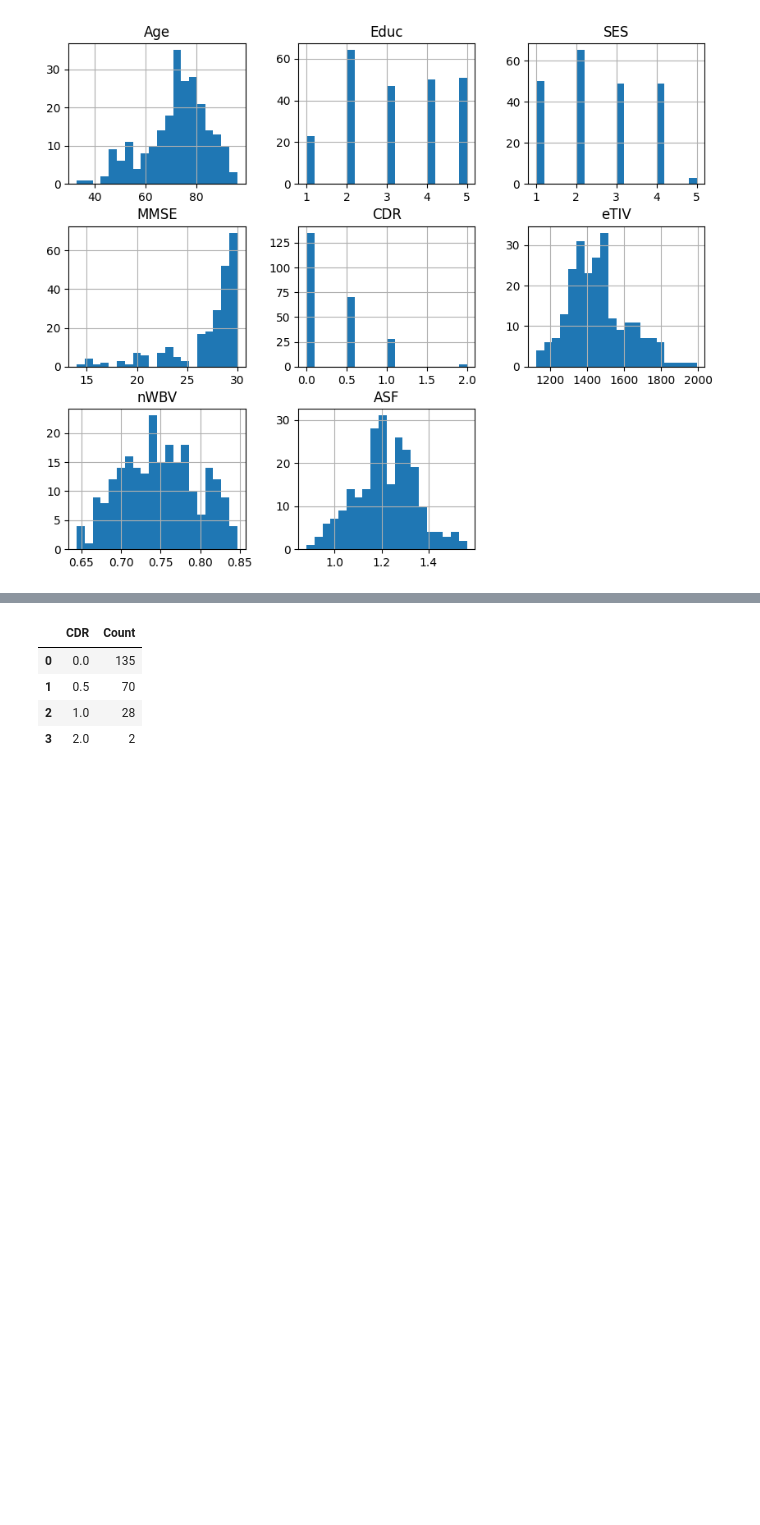
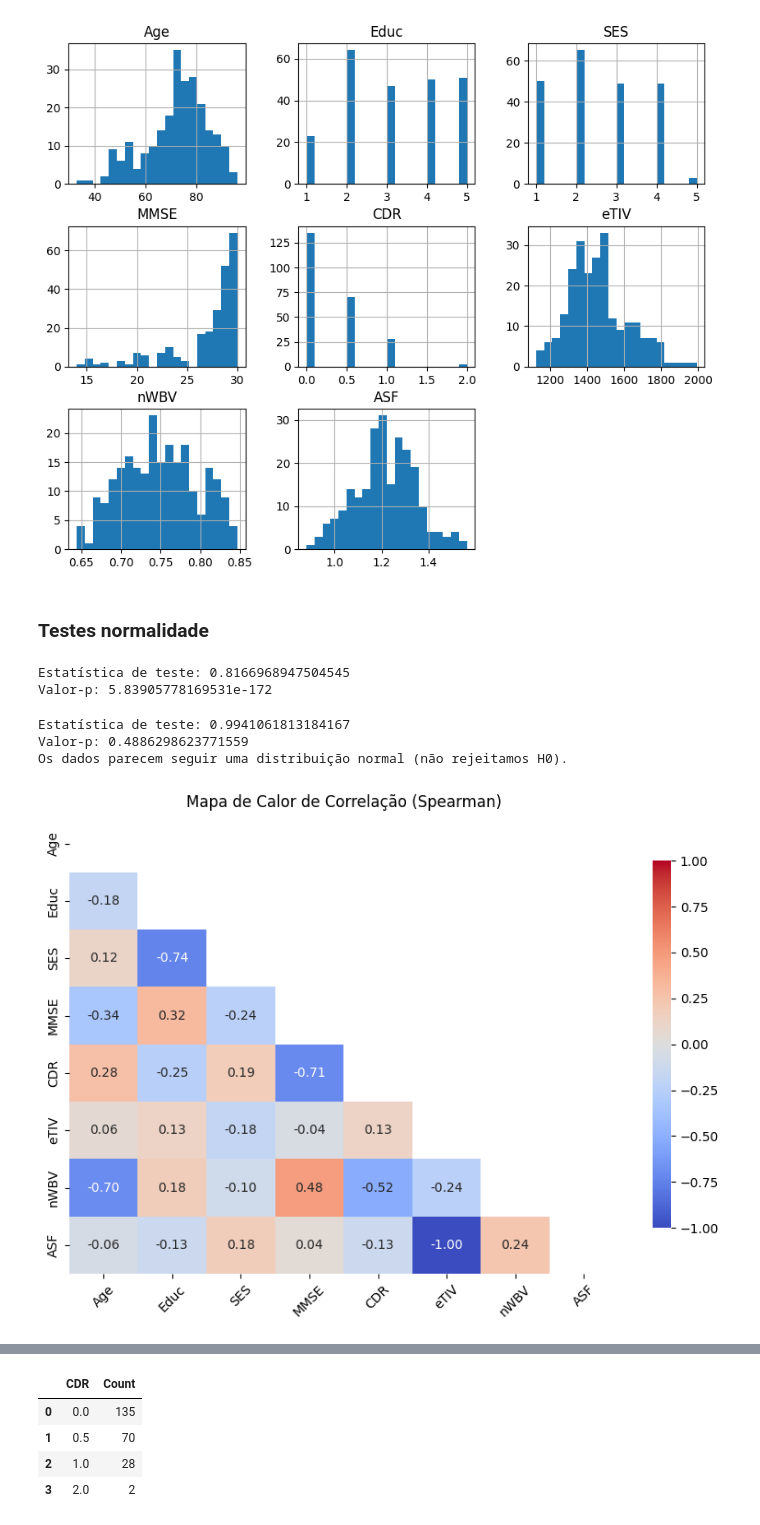
Before and after one commit to Joangopa/datascienceforneuro, a Jupyter notebook: testes.ipynb, the cells around one changed output, grey strips where cells are left out. Drawn from its saved outputs; the diff is of its cells as text; code cells hidden in the pictures; blank space fills up the shorter version.

```diff
--- a/testes.ipynb
+++ b/testes.ipynb
@@ -199,3 +199,61 @@ data.hist(figsize=(10, 8), bins=20)
 plt.show()
 # %% [output]
 [figure]
+# %% [markdown]
+### Testes normalidade
+# %%
+from scipy.stats import kstest, norm
+
+# Exemplo de teste KS contra uma distribuição normal
+stat, p = kstest(data.ASF, "norm")
+print(f"Estatística de teste: {stat}")
+print(f"Valor-p: {p}")
+# %% [output]
+Estatística de teste: 0.8166968947504545
+Valor-p: 5.83905778169531e-172
+# %%
+from scipy.stats import shapiro
+
+
+# Aplicando o teste de Shapiro-Wilk
+stat, p = shapiro(data.ASF)
+
+print(f"Estatística de teste: {stat}")
+print(f"Valor-p: {p}")
+
+# Avaliação do resultado
+if p > 0.05:
+    print("Os dados parecem seguir uma distribuição normal (não rejeitamos H0).")
+else:
+    print("Os dados NÃO seguem uma distribuição normal (rejeitamos H0).")
+# %% [output]
+Estatística de teste: 0.9941061813184167
+Valor-p: 0.4886298623771559
+Os dados parecem seguir uma distribuição normal (não rejeitamos H0).
+# %%
+corr_spearman = data.corr(method='spearman', numeric_only=True)
+
+mask = np.triu(np.ones_like(corr_spearman, dtype=bool))
+# Plotar o heatmap
+plt.figure(figsize=(8, 6))
+heatmap =  sns.heatmap(
+    corr_spearman,
+    mask=mask,
+    annot=True,       # Mostra os valores dentro dos quadrados
+    fmt=".2f",        # Formato com 2 casas decimais
+    cmap='coolwarm',  # Mapa de cores divergente
+    center=0,         # Centraliza o branco em 0
+    vmin=-1,          # Valor mínimo da escala
+    vmax=1,           # Valor máximo da escala
+    cbar_kws={"shrink": 0.8},
+    yticklabels=True,
+    xticklabels=True, # Ajusta o tamanho da barra de cores
+)
+
+# Ajustes finais
+plt.title("Mapa de Calor de Correlação (Spearman)")
+plt.xticks(rotation=45)  # Rotaciona os rótulos do eixo X
+plt.tight_layout()       # Melhora o espaçamento
+plt.show()
+# %% [output]
+[figure, added]
```
Also changed, not shown: parts of 6 cells of this notebook, 4 other files.
